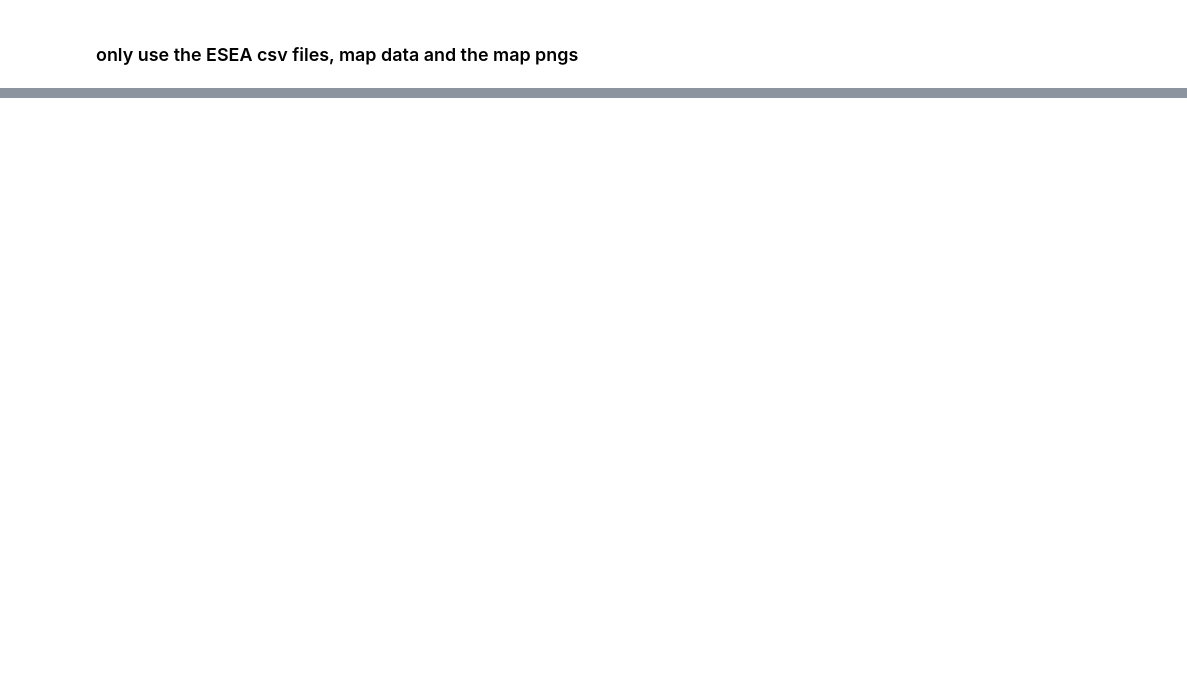
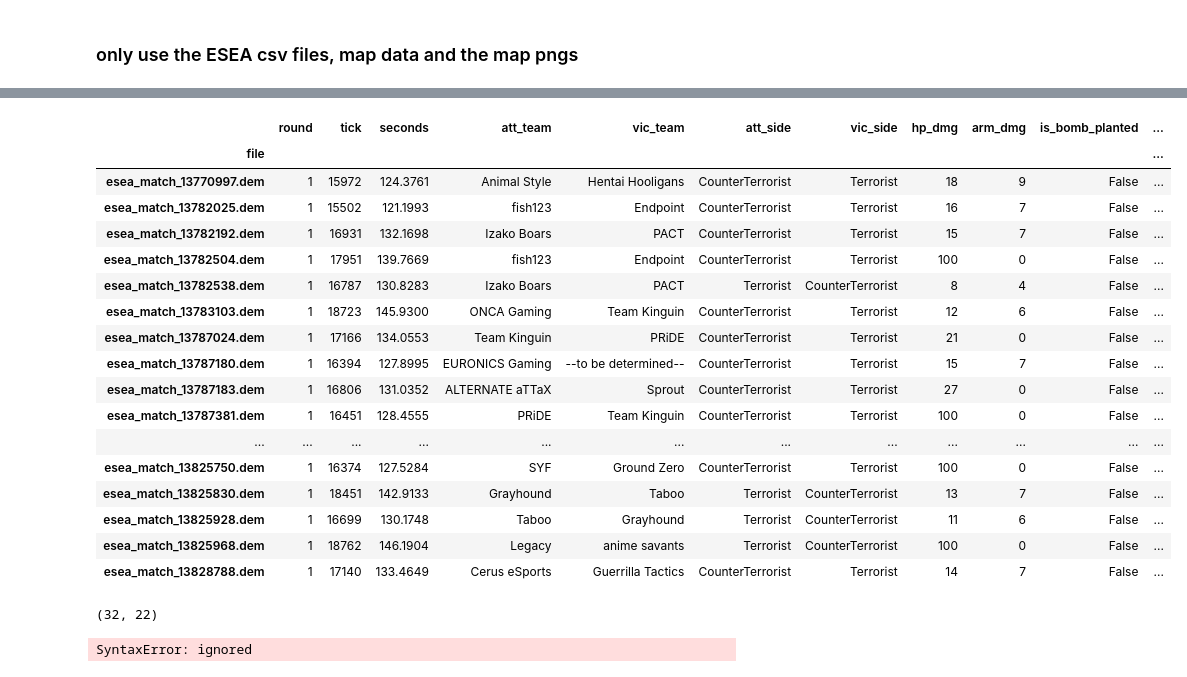
Before and after one commit to gandhimonil9823/CS_GO_Analysis, a Jupyter notebook: CS_GO_Analysis.ipynb, the cells around one changed output, grey strips where cells are left out. Drawn from its saved outputs; the diff is of its cells as text; code cells hidden in the pictures; blank space fills up the shorter version.

```diff
--- a/CS_GO_Analysis.ipynb
+++ b/CS_GO_Analysis.ipynb
@@ -127,0 +96,6 @@ esea_meta_demos
+# %%
+esea_master_dmg_demos1 = pd.read_csv('esea_master_dmg_demos.part1.csv')
+esea_master_dmg_demos2 = pd.read_csv('esea_master_dmg_demos.part2.csv')
+
+esea_master_dmg_demos = combine_df(esea_master_dmg_demos1,esea_master_dmg_demos2)
+esea_master_dmg_demos
@@ -127,0 +116,5 @@ esea_meta_demos
+# %%
+#delete world damage (non player damage sustained)
+esea_master_dmg_demos_cleanedup = esea_master_dmg_demos[esea_master_dmg_demos.att_side != 'None']
+
+esea_master_dmg_demos_cleanedup
@@ -127,0 +135,33 @@ esea_meta_demos
+# %%
+esea_master_dmg_demos_cleanedup = esea_master_dmg_demos_cleanedup.groupby('file').first()
+#esea_master_dmg_demos1_cleanedup
+# %%
+esea_master_dmg_demos_cleanedup = esea_master_dmg_demos_cleanedup[(esea_master_dmg_demos_cleanedup['att_team']!='Team 1') & (esea_master_dmg_demos_cleanedup['att_team']!='Team 2')]
+esea_master_dmg_demos_cleanedup
+# %% [output]
+|  | round | tick | seconds | att_team | vic_team | att_side | vic_side | hp_dmg | arm_dmg | is_bomb_planted | ... |
+| file |  |  |  |  |  |  |  |  |  |  | ... |
+| esea_match_13770997.dem | 1 | 15972 | 124.3761 | Animal Style | Hentai Hooligans | CounterTerrorist | Terrorist | 18 | 9 | False | ... |
+| esea_match_13782025.dem | 1 | 15502 | 121.1993 | fish123 | Endpoint | CounterTerrorist | Terrorist | 16 | 7 | False | ... |
+| esea_match_13782192.dem | 1 | 16931 | 132.1698 | Izako Boars | PACT | CounterTerrorist | Terrorist | 15 | 7 | False | ... |
+| esea_match_13782504.dem | 1 | 17951 | 139.7669 | fish123 | Endpoint | CounterTerrorist | Terrorist | 100 | 0 | False | ... |
+| esea_match_13782538.dem | 1 | 16787 | 130.8283 | Izako Boars | PACT | Terrorist | CounterTerrorist | 8 | 4 | False | ... |
+| esea_match_13783103.dem | 1 | 18723 | 145.9300 | ONCA Gaming | Team Kinguin | CounterTerrorist | Terrorist | 12 | 6 | False | ... |
+| esea_match_13787024.dem | 1 | 17166 | 134.0553 | Team Kinguin | PRiDE | CounterTerrorist | Terrorist | 21 | 0 | False | ... |
+| esea_match_13787180.dem | 1 | 16394 | 127.8995 | EURONICS Gaming | --to be determined-- | CounterTerrorist | Terrorist | 15 | 7 | False | ... |
+| esea_match_13787183.dem | 1 | 16806 | 131.0352 | ALTERNATE aTTaX | Sprout | CounterTerrorist | Terrorist | 27 | 0 | False | ... |
+| esea_match_13787381.dem | 1 | 16451 | 128.4555 | PRiDE | Team Kinguin | CounterTerrorist | Terrorist | 100 | 0 | False | ... |
+| ... | ... | ... | ... | ... | ... | ... | ... | ... | ... | ... | ... |
+| esea_match_13825750.dem | 1 | 16374 | 127.5284 | SYF | Ground Zero | CounterTerrorist | Terrorist | 100 | 0 | False | ... |
+| esea_match_13825830.dem | 1 | 18451 | 142.9133 | Grayhound | Taboo | Terrorist | CounterTerrorist | 13 | 7 | False | ... |
+| esea_match_13825928.dem | 1 | 16699 | 130.1748 | Taboo | Grayhound | Terrorist | CounterTerrorist | 11 | 6 | False | ... |
+| esea_match_13825968.dem | 1 | 18762 | 146.1904 | Legacy | anime savants | Terrorist | CounterTerrorist | 100 | 0 | False | ... |
+| esea_match_13828788.dem | 1 | 17140 | 133.4649 | Cerus eSports | Guerrilla Tactics | CounterTerrorist | Terrorist | 14 | 7 | False | ... |
+# %%
+esea_master_dmg_demos_cleanedup.shape
+# %% [output]
+(32, 22)
+# %%
+test = esea_master_dmg_demos[esea_master_dmg_demos.'file' = 'esea_match_13822598.dem'
+# %% [output]
+SyntaxError: ignored
```
Also changed, not shown: parts of 11 cells of this notebook.
